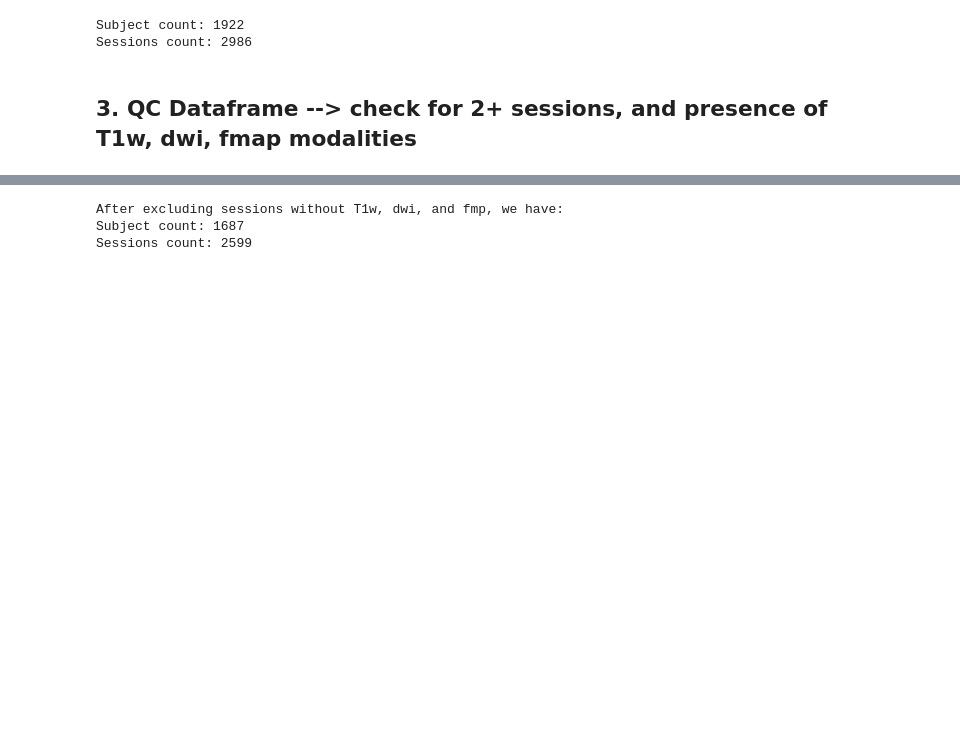
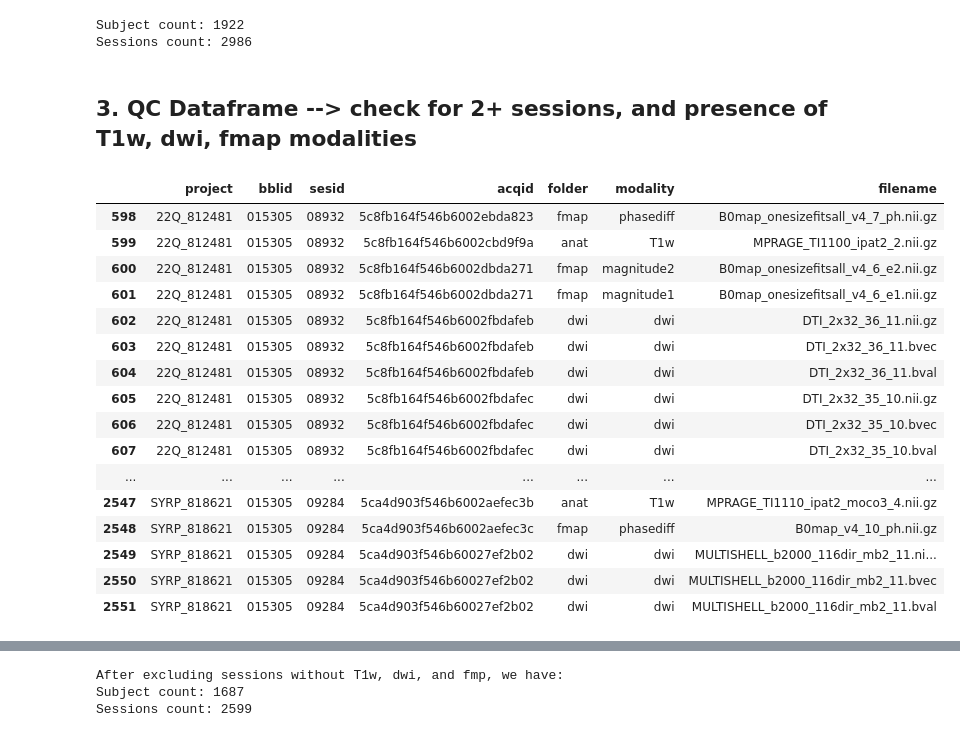
Before and after one commit to PennBBL/LongitudinalDiffusion, a Jupyter notebook: scripts/organize/locate-scans-flywheel.ipynb, the cells around one changed output, grey strips where cells are left out. Cells and saved outputs as stored; diff of their text form; code cells hidden in the pictures; blank space fills up the shorter version.

```diff
--- a/scripts/organize/locate-scans-flywheel.ipynb
+++ b/scripts/organize/locate-scans-flywheel.ipynb
@@ -189,6 +189,26 @@ def get_required_files_from_valid_sessions(df):
         # else:
         #     print(f"Session {sesid} does not have all required scans")
     return required
+# %%
+test
+# %% [output]
+|  | project | bblid | sesid | acqid | folder | modality | filename |
+| 598 | 22Q_812481 | 015305 | 08932 | 5c8fb164f546b6002ebda823 | fmap | phasediff | B0map_onesizefitsall_v4_7_ph.nii.gz |
+| 599 | 22Q_812481 | 015305 | 08932 | 5c8fb164f546b6002cbd9f9a | anat | T1w | MPRAGE_TI1100_ipat2_2.nii.gz |
+| 600 | 22Q_812481 | 015305 | 08932 | 5c8fb164f546b6002dbda271 | fmap | magnitude2 | B0map_onesizefitsall_v4_6_e2.nii.gz |
+| 601 | 22Q_812481 | 015305 | 08932 | 5c8fb164f546b6002dbda271 | fmap | magnitude1 | B0map_onesizefitsall_v4_6_e1.nii.gz |
+| 602 | 22Q_812481 | 015305 | 08932 | 5c8fb164f546b6002fbdafeb | dwi | dwi | DTI_2x32_36_11.nii.gz |
+| 603 | 22Q_812481 | 015305 | 08932 | 5c8fb164f546b6002fbdafeb | dwi | dwi | DTI_2x32_36_11.bvec |
+| 604 | 22Q_812481 | 015305 | 08932 | 5c8fb164f546b6002fbdafeb | dwi | dwi | DTI_2x32_36_11.bval |
+| 605 | 22Q_812481 | 015305 | 08932 | 5c8fb164f546b6002fbdafec | dwi | dwi | DTI_2x32_35_10.nii.gz |
+| 606 | 22Q_812481 | 015305 | 08932 | 5c8fb164f546b6002fbdafec | dwi | dwi | DTI_2x32_35_10.bvec |
+| 607 | 22Q_812481 | 015305 | 08932 | 5c8fb164f546b6002fbdafec | dwi | dwi | DTI_2x32_35_10.bval |
+| ... | ... | ... | ... | ... | ... | ... | ... |
+| 2547 | SYRP_818621 | 015305 | 09284 | 5ca4d903f546b6002aefec3b | anat | T1w | MPRAGE_TI1110_ipat2_moco3_4.nii.gz |
+| 2548 | SYRP_818621 | 015305 | 09284 | 5ca4d903f546b6002aefec3c | fmap | phasediff | B0map_v4_10_ph.nii.gz |
+| 2549 | SYRP_818621 | 015305 | 09284 | 5ca4d903f546b60027ef2b02 | dwi | dwi | MULTISHELL_b2000_116dir_mb2_11.ni... |
+| 2550 | SYRP_818621 | 015305 | 09284 | 5ca4d903f546b60027ef2b02 | dwi | dwi | MULTISHELL_b2000_116dir_mb2_11.bvec |
+| 2551 | SYRP_818621 | 015305 | 09284 | 5ca4d903f546b60027ef2b02 | dwi | dwi | MULTISHELL_b2000_116dir_mb2_11.bval |
 # %%
 def filter_by_session_count(df, thresh):
     '''
```
Also changed, not shown: parts of 2 cells of this notebook.
